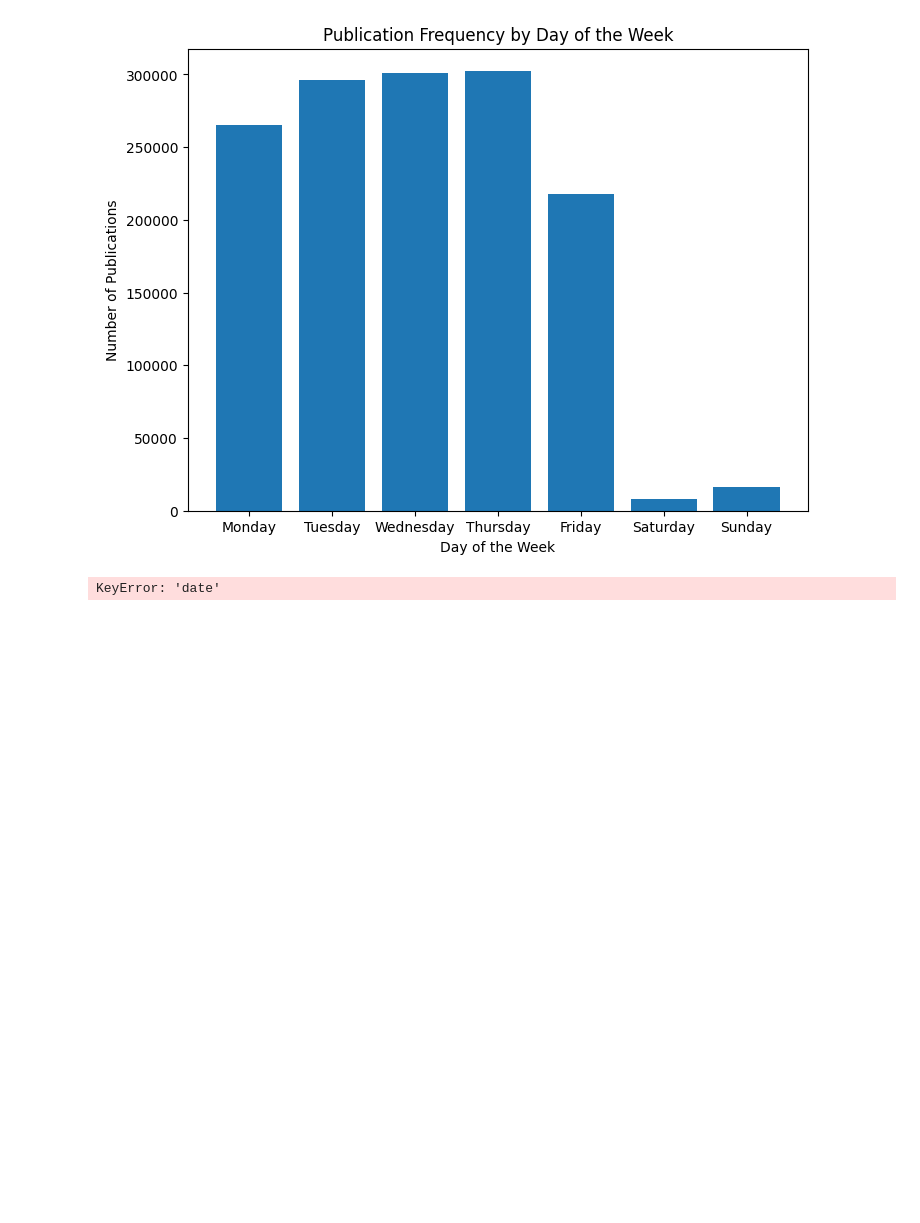
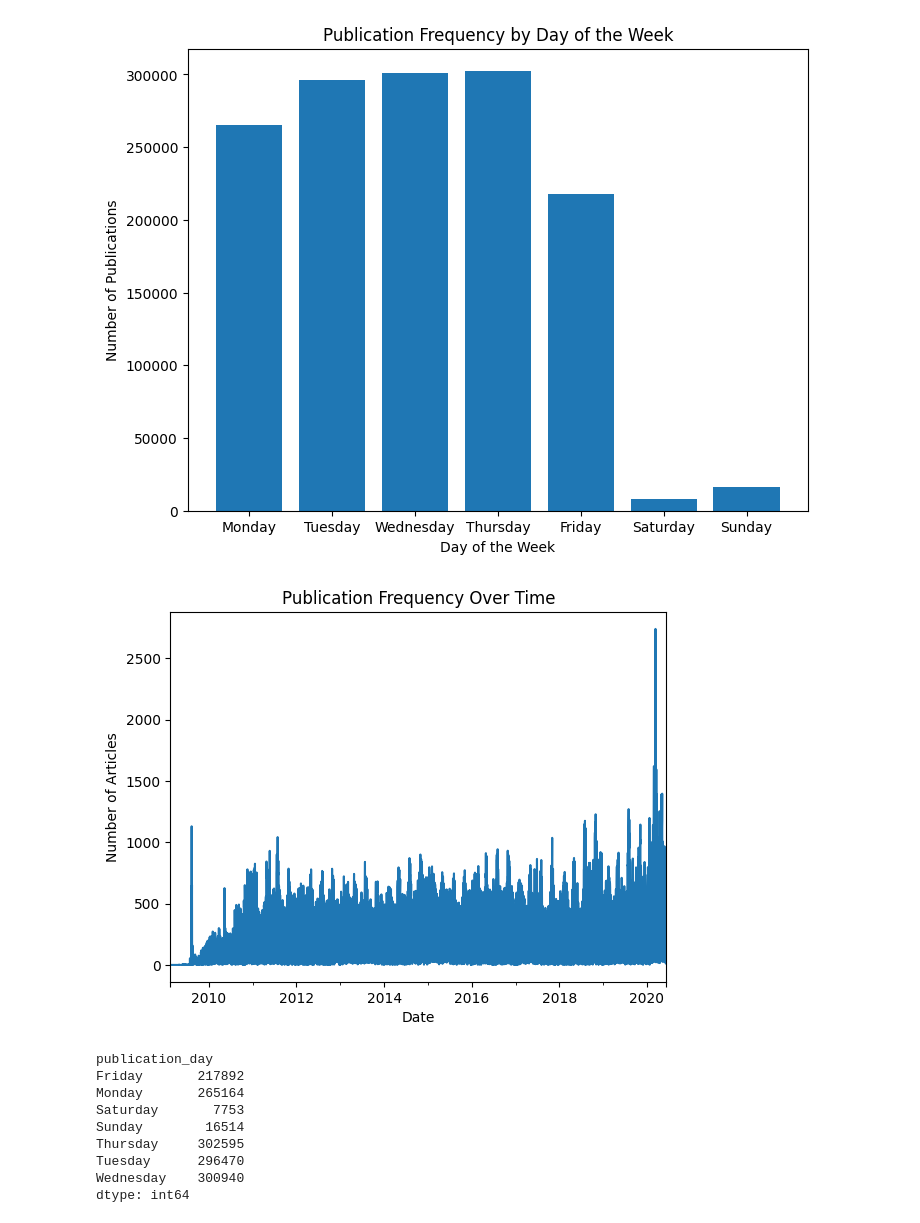
Before and after one commit to brook1167/Nova-Financial-Solutions, a Jupyter notebook: notebooks/Time_series_analysis.ipynb, the cells around one changed output. Saved outputs shown, nothing was run; the diff lists cells and outputs as text; code cells hidden in the pictures; blank space fills up the shorter version.

```diff
--- a/notebooks/Time_series_analysis.ipynb
+++ b/notebooks/Time_series_analysis.ipynb
@@ -56,25 +56,18 @@ Length: 85, dtype: int64
 plot_publication_frequency_by_day(df)
 # %% [output]
 [figure]
-# %%
-# Publication frequency over time
-
-# analyze_publication_trends(df)
-
-df['publication_date'] = pd.to_datetime(df['date'])
-
-    # Extract day names for trend analysis
-df['publication_day'] = df['publication_date'].dt.day_name()
-publication_trends = df.groupby('publication_day').size()
-
-    # Extract time for time series analysis
-df['publication_time'] = df['publication_date'].dt.time
-
-    # Plot publication frequency over time
-df.set_index('publication_date').resample('D').size().plot()
-plt.title('Publication Frequency Over Time')
-plt.xlabel('Date')
-plt.ylabel('Number of Articles')
-plt.show()
-# %% [output]
-KeyError: 'date'
+# %%
+# Publication frequency over time
+
+analyze_publication_trends(df)
+# %% [output]
+[figure, added]
+publication_day
+Friday       217892
+Monday       265164
+Saturday       7753
+Sunday        16514
+Thursday     302595
+Tuesday      296470
+Wednesday    300940
+dtype: int64
```
